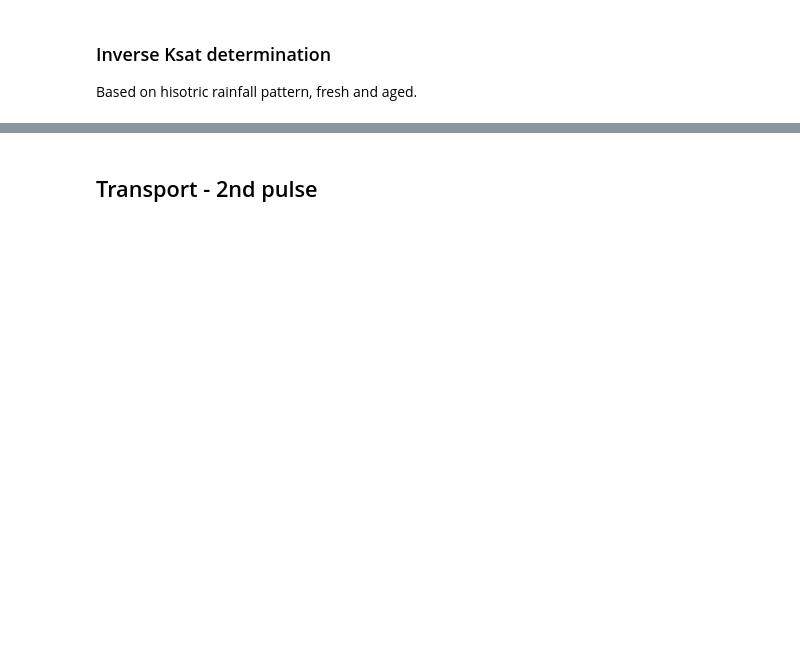
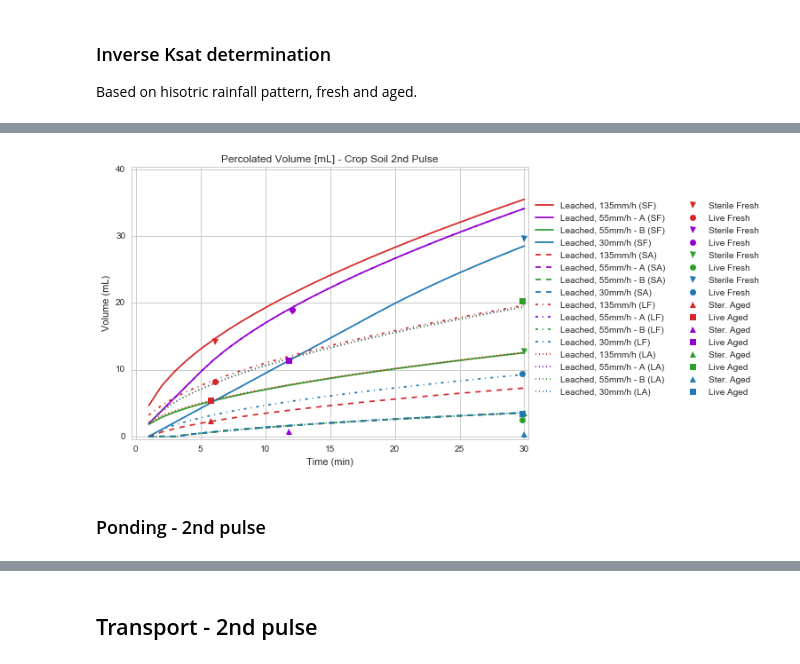
Before and after one commit to DayTimeChunks/LeachingSimulations, a Jupyter notebook: S-metolachlor Crop Soil 4 Events.ipynb, the cells around one changed output, grey strips where cells are left out. Cells and saved outputs as stored; diff of their text form; code cells hidden in the pictures; blank space fills up the shorter version.

```diff
--- a/S-metolachlor Crop Soil 4 Events.ipynb
+++ b/S-metolachlor Crop Soil 4 Events.ipynb
@@ -730,0 +376,15 @@ time_sizes2 = [time_size_135mmh, time_size_135mmh,
+# %%
+title = "Percolated Volume [mL] - " + str(soil_type) +  " 2nd Pulse"
+# %%
+extract_and_plothydro(
+    water2_ktest,
+    "Leached, 135mm/h", "Leached, 55mm/h - A", "Leached, 55mm/h - B", "Leached, 30mm/h",
+    title,
+    soil,
+    isFirstCycle = False,
+    isPercolation = True
+)
+# %% [output]
+[figure, added]
+# %% [markdown]
+### Ponding - 2nd pulse
```
Also changed, not shown: parts of 82 cells of this notebook, 5 other files.
